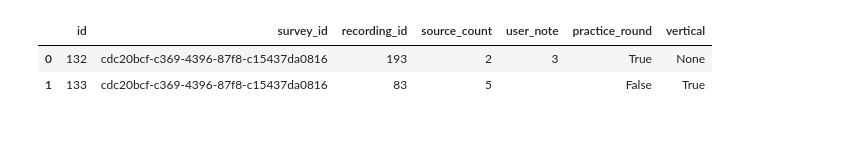
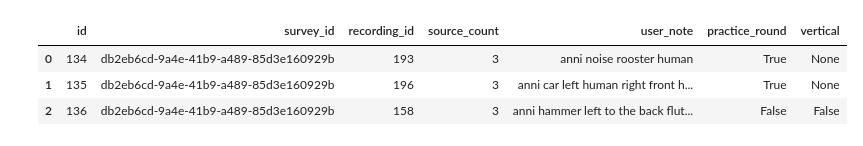
Before and after one commit to ANNIZHENG/Temp-Annotation-Interface, a Jupyter notebook: database/db.ipynb, the cells around one changed output. Cells and saved outputs as stored; diff of their text form; code cells hidden in the pictures.

```diff
--- a/database/db.ipynb
+++ b/database/db.ipynb
@@ -7,9 +7,10 @@ pd.options.display.max_rows = 999
 
 eng = create_engine(db_path)
 # %%
-pd.read_sql('''select * from "Annotation" where survey_id = 'cdc20bcf-c369-4396-87f8-c15437da0816' ''',eng)
+pd.read_sql('''select * from "Annotation" where survey_id = 'db2eb6cd-9a4e-41b9-a489-85d3e160929b' ''',eng)
 # %% [output]
 |  | id | survey_id | recording_id | source_count | user_note | practice_round | vertical |
-| 0 | 132 | cdc20bcf-c369-4396-87f8-c15437da0816 | 193 | 2 | 3 | True | None |
-| 1 | 133 | cdc20bcf-c369-4396-87f8-c15437da0816 | 83 | 5 |  | False | True |
+| 0 | 134 | db2eb6cd-9a4e-41b9-a489-85d3e160929b | 193 | 3 | anni noise rooster human | True | None |
+| 1 | 135 | db2eb6cd-9a4e-41b9-a489-85d3e160929b | 196 | 3 | anni car left human right front h... | True | None |
+| 2 | 136 | db2eb6cd-9a4e-41b9-a489-85d3e160929b | 158 | 3 | anni hammer left to the back flut... | False | False |
 # %%
```
Also changed, not shown: parts of 5 cells of this notebook, 8 other files.
